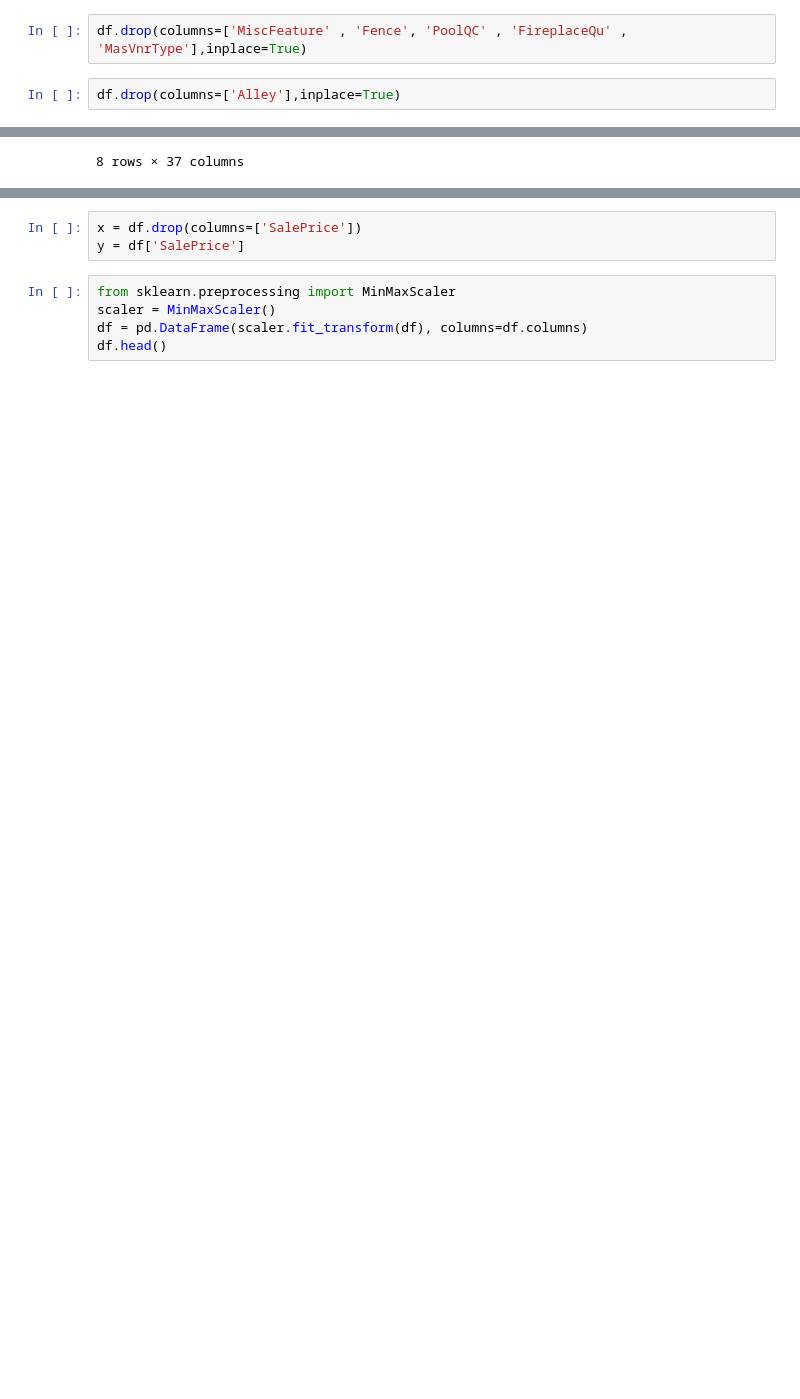
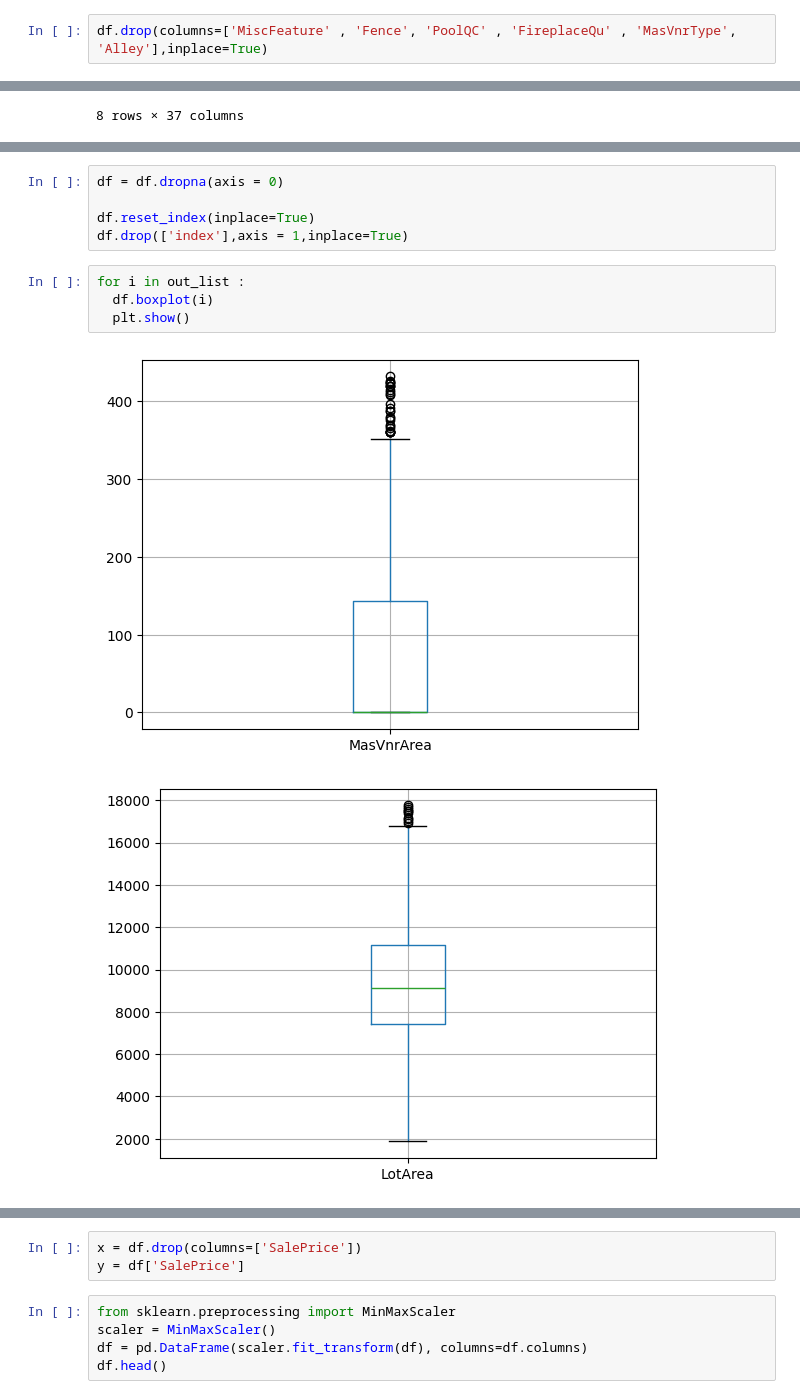
Before and after one commit to moath177/House-price-prediction, a Jupyter notebook: House_price_prediction.ipynb, the cells around one changed output, grey strips where cells are left out. Saved outputs shown, nothing was run; the diff lists cells and outputs as text; blank space fills up the shorter version.

```diff
--- a/House_price_prediction.ipynb
+++ b/House_price_prediction.ipynb
@@ -66,9 +64,7 @@ dtype: int64
 SalePrice    0
 dtype: int64
 # %%
-df.drop(columns=['MiscFeature' , 'Fence', 'PoolQC' , 'FireplaceQu' , 'MasVnrType'],inplace=True)
+df.drop(columns=['MiscFeature' , 'Fence', 'PoolQC' , 'FireplaceQu' , 'MasVnrType', 'Alley'],inplace=True)
-# %%
-df.drop(columns=['Alley'],inplace=True)
 # %%
 
 df.isna().sum()
@@ -194,0 +231,12 @@ cotaol = df.select_dtypes(include=['object'])
+# %%
+df = df.dropna(axis = 0)
+
+df.reset_index(inplace=True)
+df.drop(['index'],axis = 1,inplace=True)
+# %%
+for i in out_list :
+  df.boxplot(i)
+  plt.show()
+# %% [output]
+[figure, added]
+[figure, added]
```
Also changed, not shown: parts of 10 cells of this notebook.
